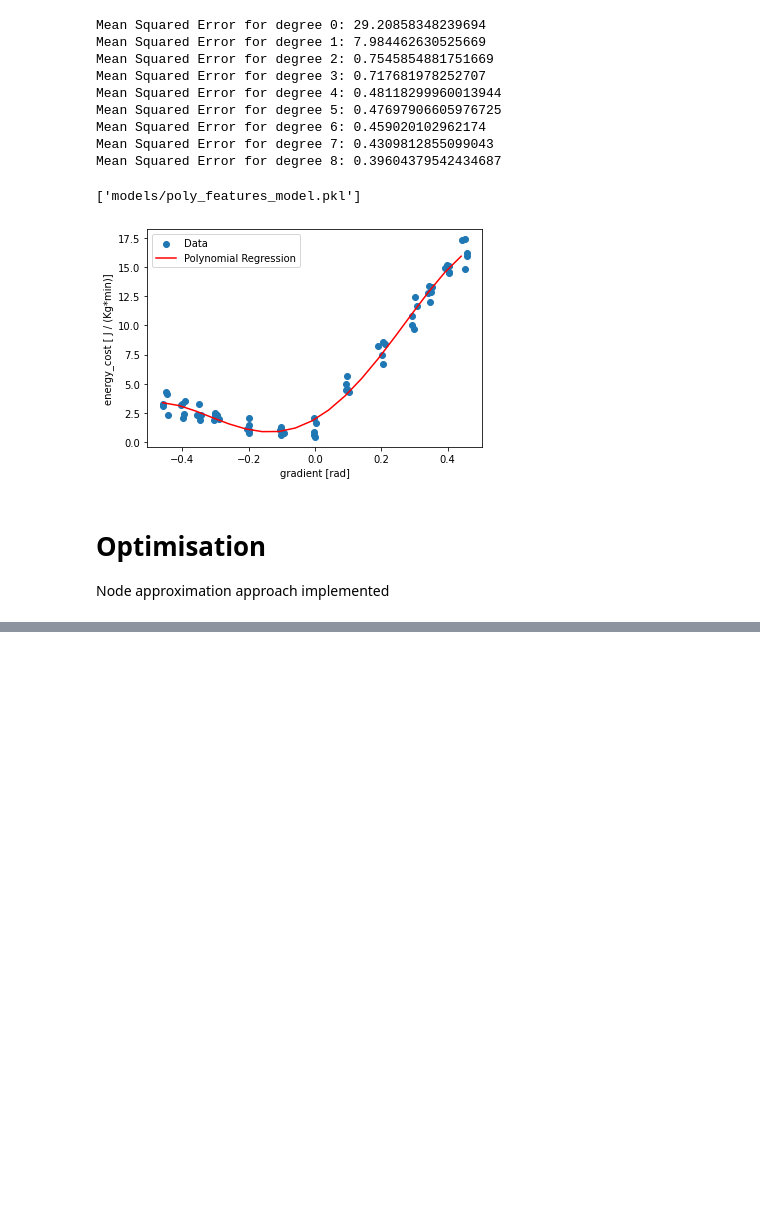
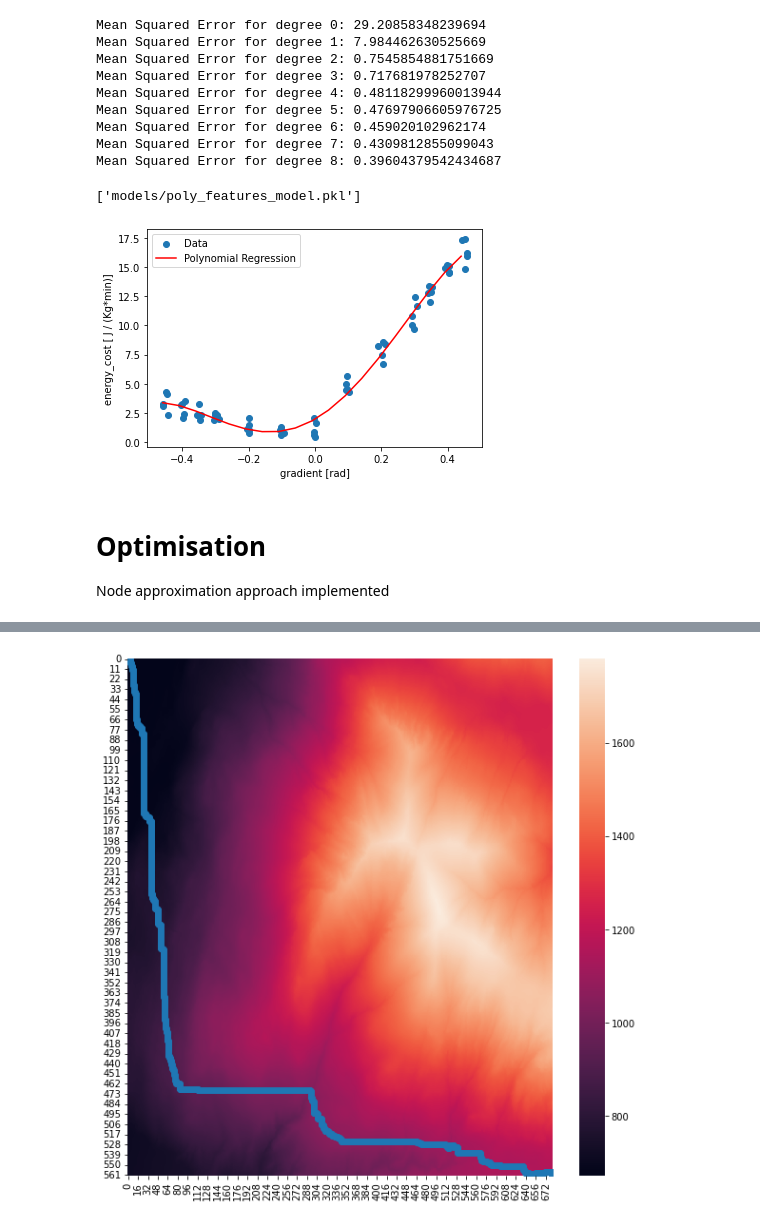
Before and after one commit to JorgeIvanJH/Isazi, a Jupyter notebook: test.ipynb, the cells around one changed output, grey strips where cells are left out. Cells and saved outputs as stored; diff of their text form; code cells hidden in the pictures; blank space fills up the shorter version.

```diff
--- a/test.ipynb
+++ b/test.ipynb
@@ -209,0 +202,25 @@ True
+# %%
+# READ OR BUILD NODE GRAPH IF NOT FOUND
+try:
+    node_graph = pickle.load(open('models/node_graph.pickle', 'rb'))
+except:
+    node_graph=nx.Graph()
+    build_node_graph(df_alt_map,node_graph)
+    pickle.dump(node_graph, open('models/node_graph.pickle', 'wb'))
+# %%
+# USER INPUT START POSITION
+
+max_pos_idx = df_alt_map.index[-1]
+min_pos_col = df_alt_map.columns[0]
+max_pos_col = df_alt_map.columns[-1]
+horiz_select = -1
+print("Please select trails starting position\n\nNotes:\n")
+print("\t- Trail starts anywhere on mountains south-most position")
+print("\t- Fixed destination: Lodge located on (200,559)\n")
+print(f"Enter an value between: {min_pos_col} and {max_pos_col} and then hit Enter\n")
+while horiz_select not in  df_alt_map.columns:
+    horiz_select = input(f"Enter an value between: {min_pos_col} and {max_pos_col} and then hit Enter")
+    horiz_select = int(horiz_select)
+starting_point = (max_pos_idx,horiz_select)
+print(f"Route will start on ({starting_point[0]},{starting_point[1]})")
+print(f"Route will end on (200,559)")
@@ -209,0 +239,11 @@ True
+# %%
+def compute_route(node_graph,starting_point:tuple=(0,0),end_point:tuple=(200,559)):
+    starting_point = f"({starting_point[0]},{starting_point[1]})"
+    end_point = f"({end_point[0]},{end_point[1]})"
+    route_str = nx.shortest_path(node_graph, starting_point, end_point, weight='weight')
+    route = [ast.literal_eval(elem) for elem in route_str]
+    route_df = pd.DataFrame(route,columns=['x','y'])
+    return route_df
+
+route_df = compute_route(node_graph,starting_point)
+route_df
@@ -209,0 +264,11 @@ True
+# %%
+scatter_x = route_df['x'].to_list()
+scatter_y = route_df['y'].to_list()
+fig, ax = plt.subplots(figsize=(10, 10))
+sns.heatmap(df_alt_map, ax=ax)
+ax.scatter(scatter_y,scatter_x)
+
+# Display the plot
+plt.show()
+# %% [output]
+[figure, added]
```
Also changed, not shown: parts of 10 cells of this notebook, 1 other file.
